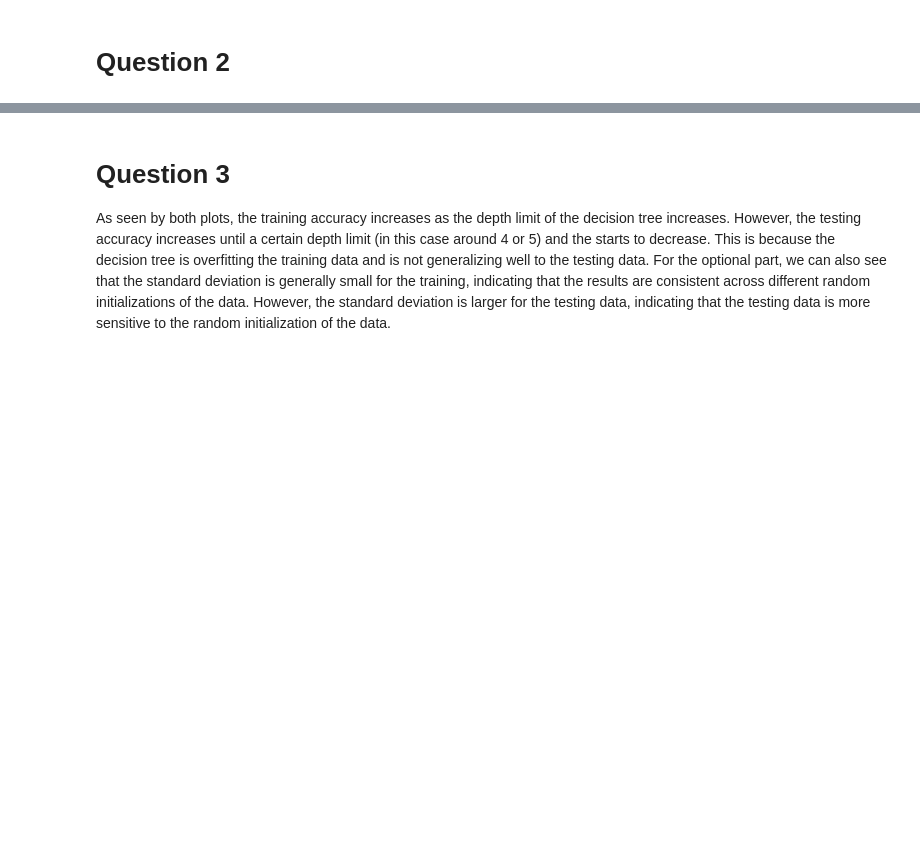
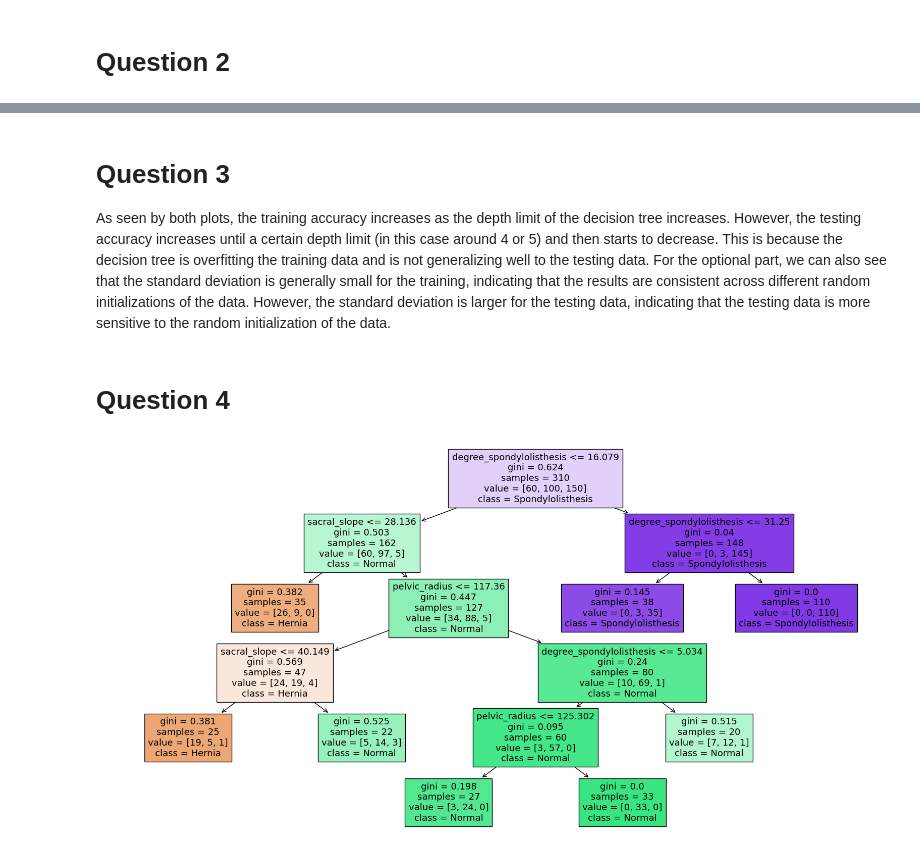
Before and after one commit to pedrocurvo/Aprendizagem, a Jupyter notebook: Homework1/h1.ipynb, the cells around one changed output, grey strips where cells are left out. Cells and saved outputs as stored; diff of their text form; code cells hidden in the pictures; blank space fills up the shorter version.

```diff
--- a/Homework1/h1.ipynb
+++ b/Homework1/h1.ipynb
@@ -125,5 +125,24 @@ plt.show()
 # %% [markdown]
 # Question 3
 
-As seen by both plots, the training accuracy increases as the depth limit of the decision tree increases. However, the testing accuracy increases until a certain depth limit (in this case around 4 or 5) and the starts to decrease. This is because the decision tree is overfitting the training data and is not generalizing well to the testing data.
+As seen by both plots, the training accuracy increases as the depth limit of the decision tree increases. However, the testing accuracy increases until a certain depth limit (in this case around 4 or 5) and then starts to decrease. This is because the decision tree is overfitting the training data and is not generalizing well to the testing data.
 For the optional part, we can also see that the standard deviation is generally small for the training, indicating that the results are consistent across different random initializations of the data. However, the standard deviation is larger for the testing data, indicating that the testing data is more sensitive to the random initialization of the data.
+# %% [markdown]
+# Question 4
+# %%
+# Learn a decision tree with a minimum number of samples per leaf = 20
+predictor = tree.DecisionTreeClassifier(min_samples_leaf=20,
+                                        random_state=0)
+
+# Fit all the data
+predictor.fit(X, y)
+
+# Plot the tree
+plt.figure(figsize=(20, 10))
+tree.plot_tree(predictor,
+                feature_names=X.columns,
+                filled=True,
+                class_names=predictor.classes_)
+plt.show()
+# %% [output]
+[figure, added]
```
Also changed, not shown: parts of 2 cells of this notebook.
